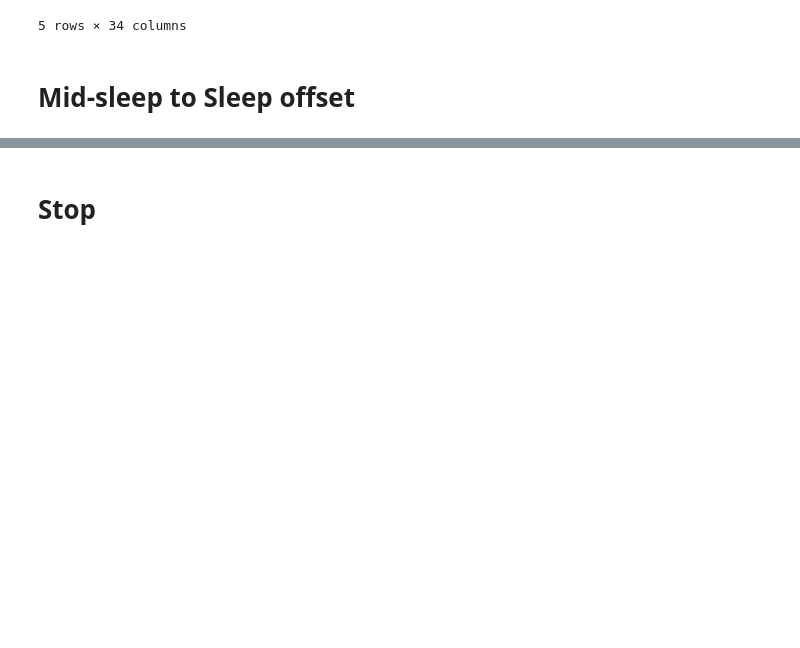
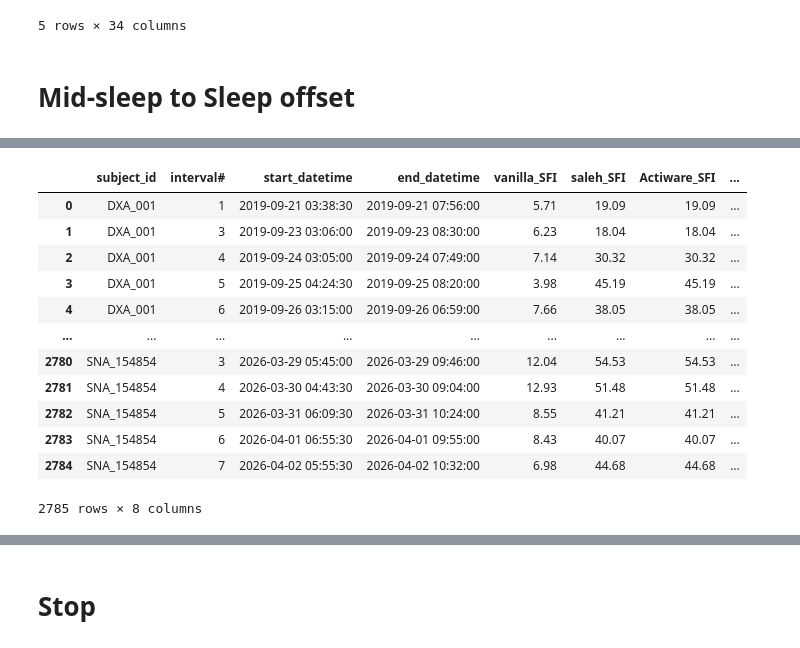
Before and after one commit to Tom-Gooding/Portfolio, a Jupyter notebook: Data_Projects/Rutgers Research/Rutgers_Sleep_Cannabis_Alcohol_study/RUmerging_sleep_actigraphy_data_091026.ipynb, the cells around one changed output, grey strips where cells are left out. Drawn from its saved outputs; the diff is of its cells as text; code cells hidden in the pictures; blank space fills up the shorter version.

```diff
--- a/Data_Projects/Rutgers Research/Rutgers_Sleep_Cannabis_Alcohol_study/RUmerging_sleep_actigraphy_data_091026.ipynb
+++ b/Data_Projects/Rutgers Research/Rutgers_Sleep_Cannabis_Alcohol_study/RUmerging_sleep_actigraphy_data_091026.ipynb
@@ -1440,6 +1446,5 @@ onset_mid_sleep_df[filtered_cols_to_keep].to_csv('Onset2mid_sleep_results_091026
 # %%
 ## sleep onset to plus 4h sleep results and SFI calculations
-
 onset_plus4h_records = []
 
 for _, row in valid_scored_df.iterrows():
@@ -1493,7 +1498,7 @@ for _, row in valid_scored_df.iterrows():
         'B_prime_saleh'               : None,
         'saleh_SFI'                   : None,
         }
-        liu_SFI = {
+        frag_liu = {
         'A_mobile_epochs_actiware'        : None,
         'B_TIB_epochs_actiware'           : None,
         'C_short_immobile_bouts_actiware' : None,
@@ -1548 +1791,17 @@ onset_plus4h_sleep_df[filtered_cols_to_keep].to_csv('plus_results_df_091026.csv'
+# %%
+mid_to_offset_records_df[SFI_filtered_cols]
+# %% [output]
+|  | subject_id | interval# | start_datetime | end_datetime | vanilla_SFI | saleh_SFI | Actiware_SFI | ... |
+| 0 | DXA_001 | 1 | 2019-09-21 03:38:30 | 2019-09-21 07:56:00 | 5.71 | 19.09 | 19.09 | ... |
+| 1 | DXA_001 | 3 | 2019-09-23 03:06:00 | 2019-09-23 08:30:00 | 6.23 | 18.04 | 18.04 | ... |
+| 2 | DXA_001 | 4 | 2019-09-24 03:05:00 | 2019-09-24 07:49:00 | 7.14 | 30.32 | 30.32 | ... |
+| 3 | DXA_001 | 5 | 2019-09-25 04:24:30 | 2019-09-25 08:20:00 | 3.98 | 45.19 | 45.19 | ... |
+| 4 | DXA_001 | 6 | 2019-09-26 03:15:00 | 2019-09-26 06:59:00 | 7.66 | 38.05 | 38.05 | ... |
+| ... | ... | ... | ... | ... | ... | ... | ... | ... |
+| 2780 | SNA_154854 | 3 | 2026-03-29 05:45:00 | 2026-03-29 09:46:00 | 12.04 | 54.53 | 54.53 | ... |
+| 2781 | SNA_154854 | 4 | 2026-03-30 04:43:30 | 2026-03-30 09:04:00 | 12.93 | 51.48 | 51.48 | ... |
+| 2782 | SNA_154854 | 5 | 2026-03-31 06:09:30 | 2026-03-31 10:24:00 | 8.55 | 41.21 | 41.21 | ... |
+| 2783 | SNA_154854 | 6 | 2026-04-01 06:55:30 | 2026-04-01 09:55:00 | 8.43 | 40.07 | 40.07 | ... |
+| 2784 | SNA_154854 | 7 | 2026-04-02 05:55:30 | 2026-04-02 10:32:00 | 6.98 | 44.68 | 44.68 | ... |
+2785 rows × 8 columns
 # %%
```
Also changed, not shown: parts of 42 cells of this notebook, 1 other file.
